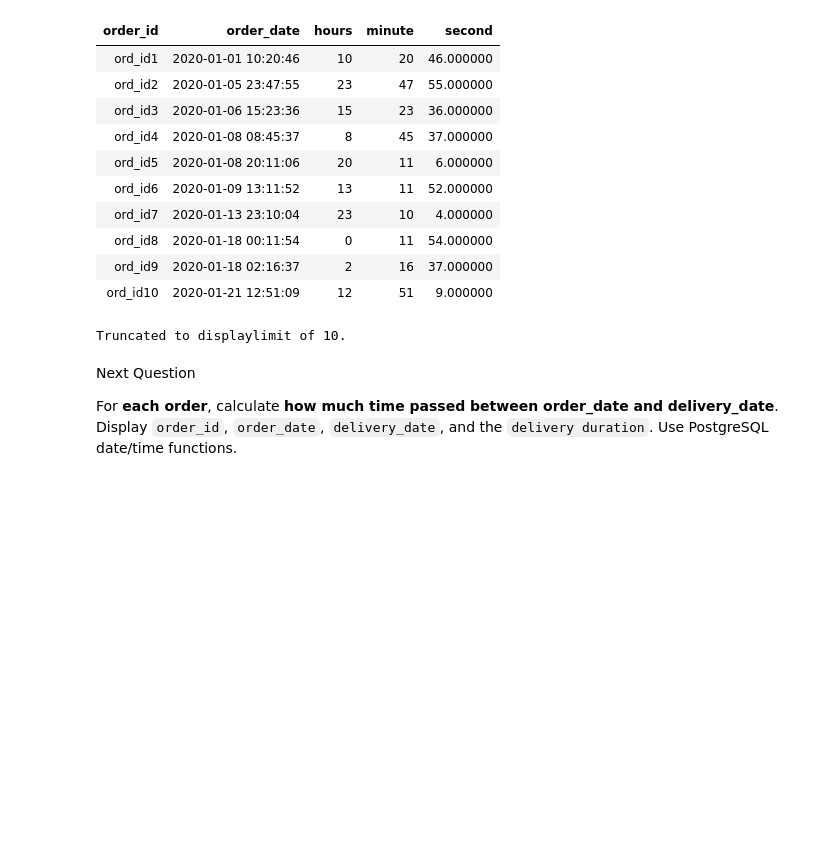
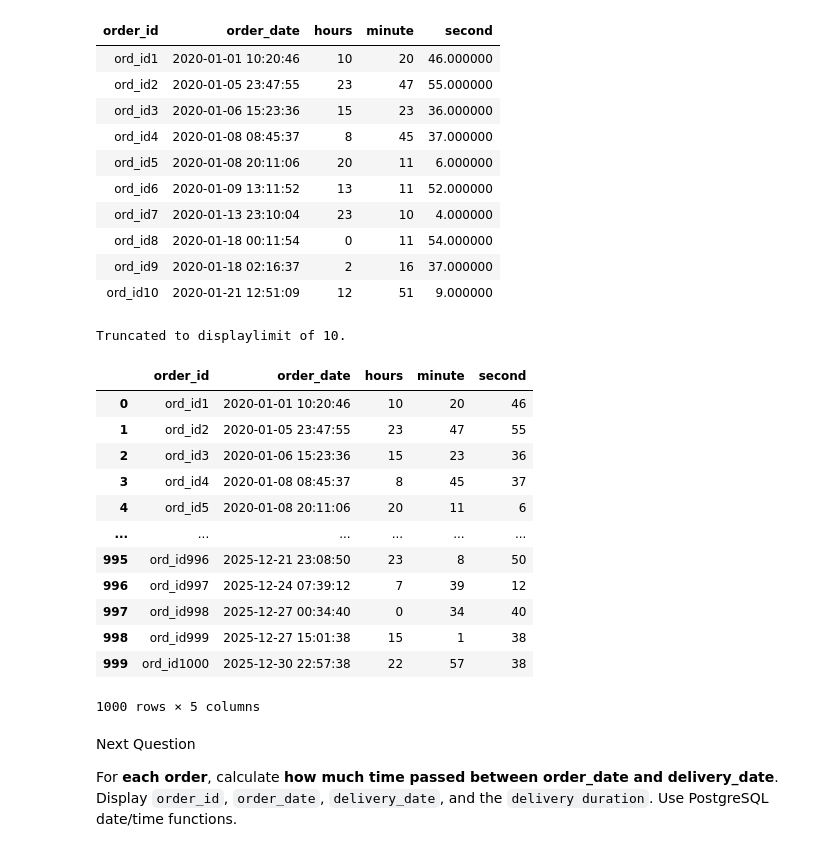
Before and after one commit to umesh-creates/sql_pandas_exercise_and_notes, a Jupyter notebook: retail_analysis exercise/date _and_time.ipynb, the cells around one changed output. Drawn from its saved outputs; the diff is of its cells as text; code cells hidden in the pictures; blank space fills up the shorter version.

```diff
--- a/retail_analysis exercise/date _and_time.ipynb
+++ b/retail_analysis exercise/date _and_time.ipynb
@@ -155,6 +244,25 @@ Running query in 'postgresql://postgres.zdtizyvifuiegbbfpsee:***@aws-0-ap-southe
 | ord_id9 | 2020-01-18 02:16:37 | 2 | 16 | 37.000000 |
 | ord_id10 | 2020-01-21 12:51:09 | 12 | 51 | 9.000000 |
 Truncated to displaylimit of 10.
+# %%
+orders['hours'] = orders['order_date'].dt.hour
+orders['minute'] = orders['order_date'].dt.minute
+orders['second'] = orders['order_date'].dt.second
+orders[['order_id', 'order_date', 'hours', 'minute', 'second']]
+# %% [output]
+|  | order_id | order_date | hours | minute | second |
+| 0 | ord_id1 | 2020-01-01 10:20:46 | 10 | 20 | 46 |
+| 1 | ord_id2 | 2020-01-05 23:47:55 | 23 | 47 | 55 |
+| 2 | ord_id3 | 2020-01-06 15:23:36 | 15 | 23 | 36 |
+| 3 | ord_id4 | 2020-01-08 08:45:37 | 8 | 45 | 37 |
+| 4 | ord_id5 | 2020-01-08 20:11:06 | 20 | 11 | 6 |
+| ... | ... | ... | ... | ... | ... |
+| 995 | ord_id996 | 2025-12-21 23:08:50 | 23 | 8 | 50 |
+| 996 | ord_id997 | 2025-12-24 07:39:12 | 7 | 39 | 12 |
+| 997 | ord_id998 | 2025-12-27 00:34:40 | 0 | 34 | 40 |
+| 998 | ord_id999 | 2025-12-27 15:01:38 | 15 | 1 | 38 |
+| 999 | ord_id1000 | 2025-12-30 22:57:38 | 22 | 57 | 38 |
+1000 rows × 5 columns
 # %% [markdown]
 Next Question
 
```
Also changed, not shown: parts of 33 cells of this notebook.
